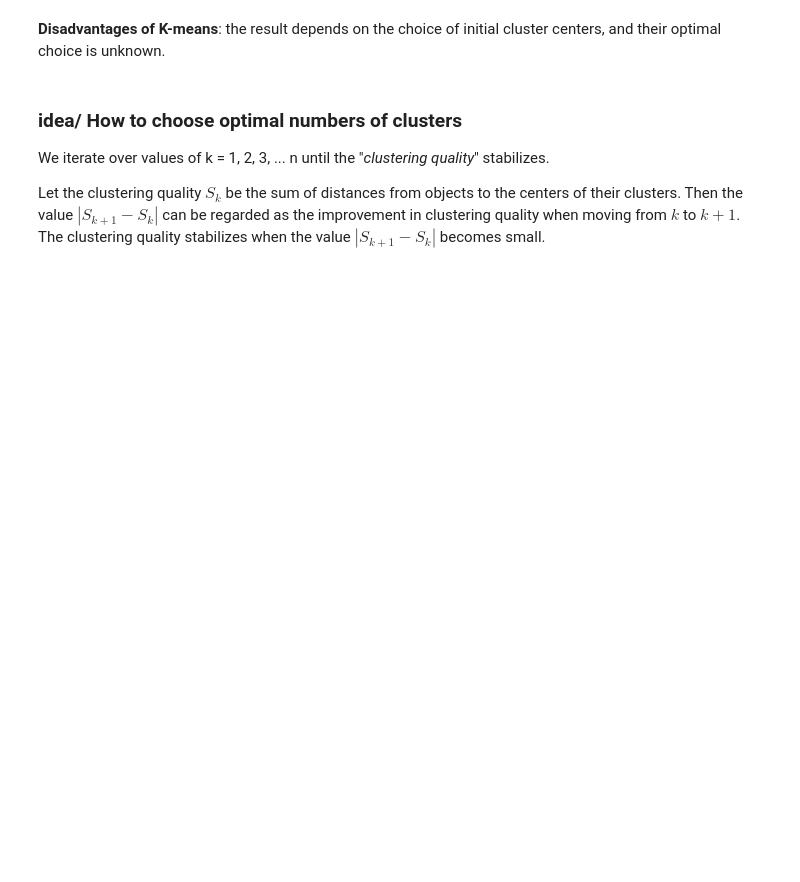
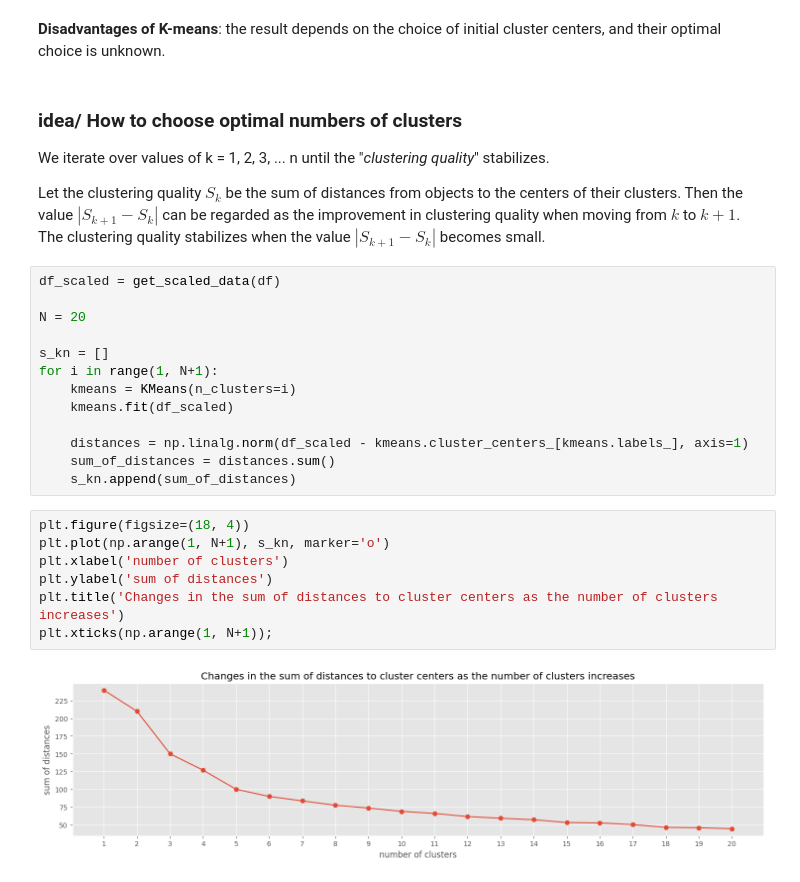
Before and after one commit to fadeeva/nakedML, a Jupyter notebook: MLnotes/004_Clustering.ipynb, the cells around one changed output. Cells and saved outputs as stored; diff of their text form; blank space fills up the shorter version.

Commit message:
check idea about finding optimal number of clusters

```diff
--- a/MLnotes/004_Clustering.ipynb
+++ b/MLnotes/004_Clustering.ipynb
@@ -821,3 +821,25 @@ We iterate over values of k = 1, 2, 3, ... n until the "*clustering quality*" st
 
 
 Let the clustering quality $S_k$ be the sum of distances from objects to the centers of their clusters. Then the value $|S_{k+1} - S_k|$ can be regarded as the improvement in clustering quality when moving from $k$ to $k+1$. The clustering quality stabilizes when the value $|S_{k+1} - S_k|$ becomes small.
+# %%
+df_scaled = get_scaled_data(df)
+
+N = 20
+
+s_kn = []
+for i in range(1, N+1):
+    kmeans = KMeans(n_clusters=i)
+    kmeans.fit(df_scaled)
+
+    distances = np.linalg.norm(df_scaled - kmeans.cluster_centers_[kmeans.labels_], axis=1)
+    sum_of_distances = distances.sum()
+    s_kn.append(sum_of_distances)
+# %%
+plt.figure(figsize=(18, 4))
+plt.plot(np.arange(1, N+1), s_kn, marker='o')
+plt.xlabel('number of clusters')
+plt.ylabel('sum of distances')
+plt.title('Changes in the sum of distances to cluster centers as the number of clusters increases')
+plt.xticks(np.arange(1, N+1));
+# %% [output]
+[figure, added]
```
Also changed, not shown: parts of 2 cells of this notebook.
